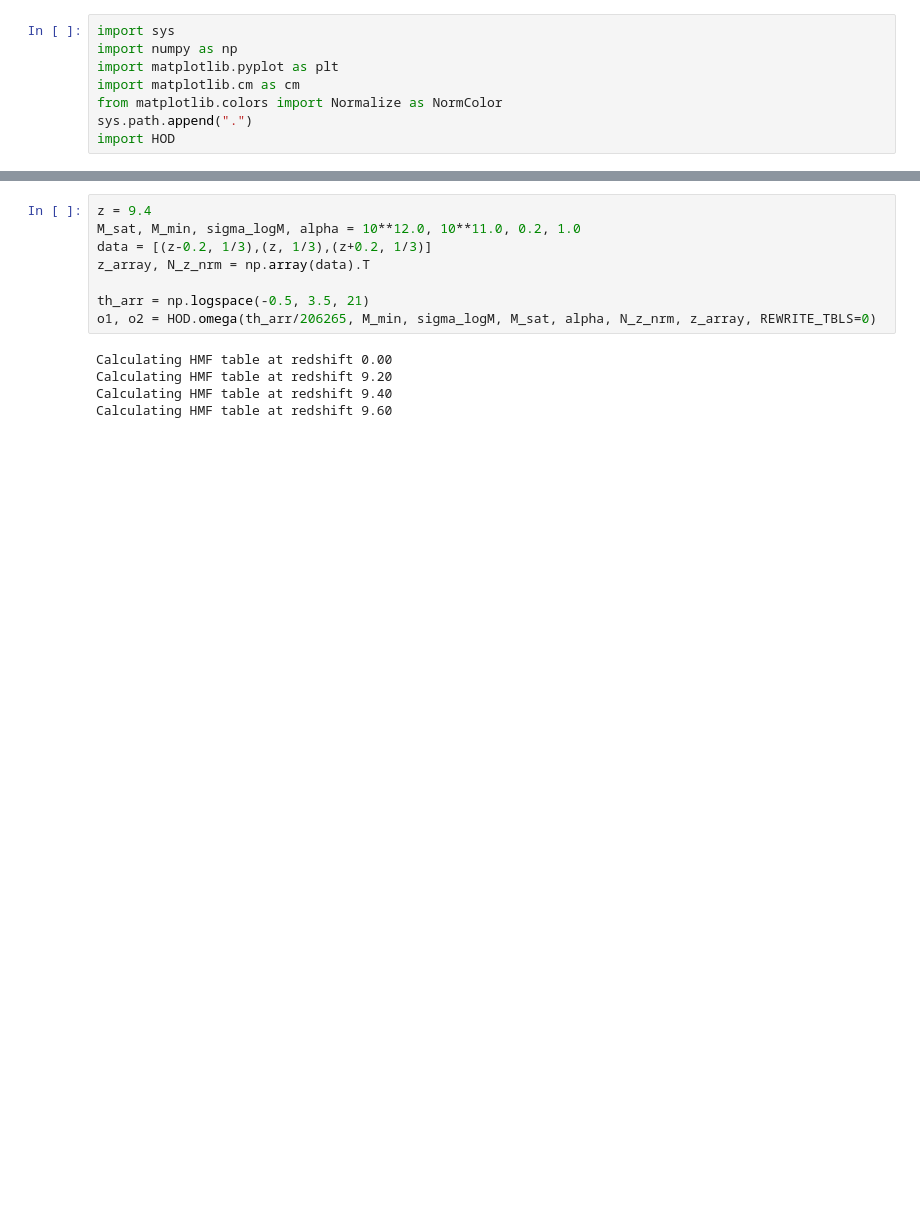
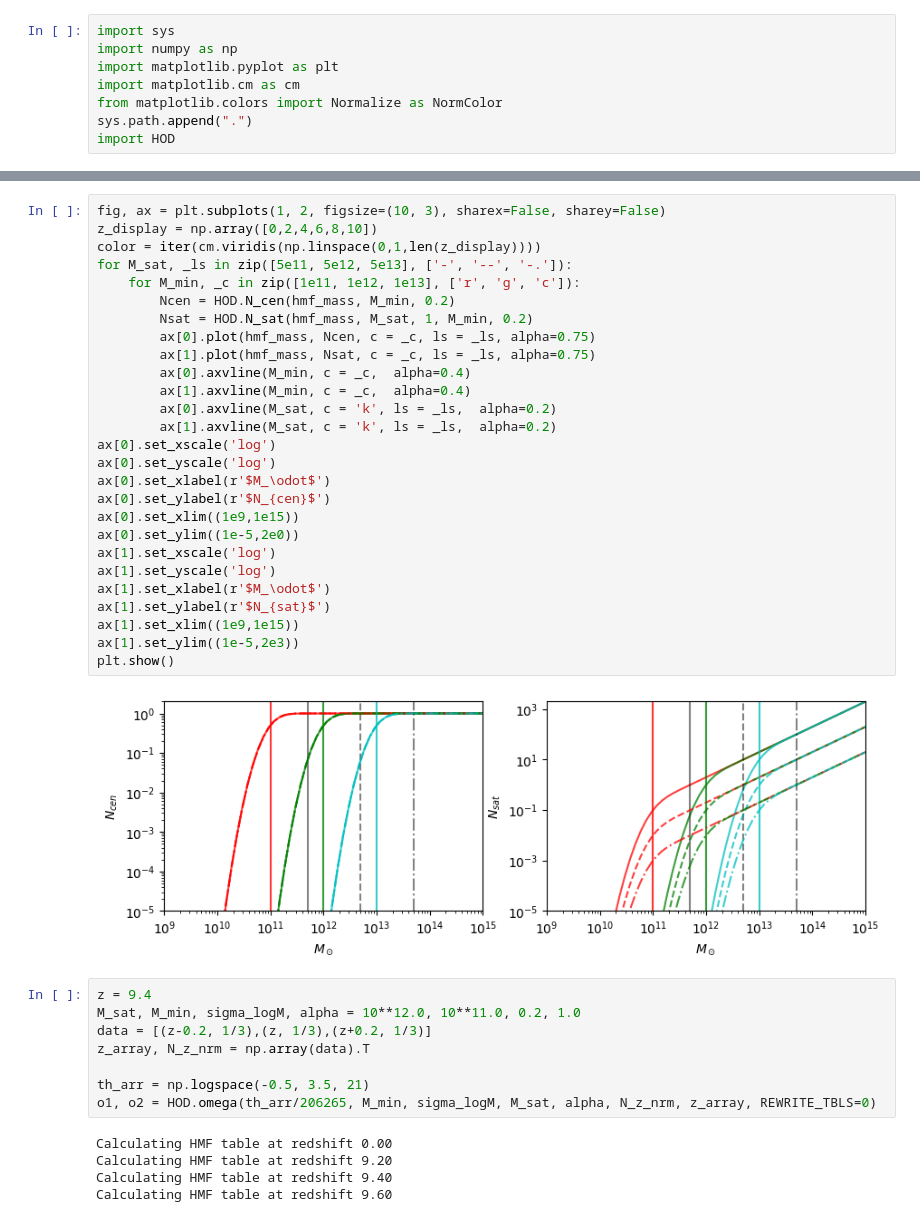
Before and after one commit to Ferr013/HOD, a Jupyter notebook: test_note.ipynb, the cells around one changed output, grey strips where cells are left out. Drawn from its saved outputs; the diff is of its cells as text; blank space fills up the shorter version.

```diff
--- a/test_note.ipynb
+++ b/test_note.ipynb
@@ -40,3 +40,32 @@ plt.show()
+# %%
+fig, ax = plt.subplots(1, 2, figsize=(10, 3), sharex=False, sharey=False)
+z_display = np.array([0,2,4,6,8,10])
+color = iter(cm.viridis(np.linspace(0,1,len(z_display))))
+for M_sat, _ls in zip([5e11, 5e12, 5e13], ['-', '--', '-.']):
+    for M_min, _c in zip([1e11, 1e12, 1e13], ['r', 'g', 'c']):
+        Ncen = HOD.N_cen(hmf_mass, M_min, 0.2)
+        Nsat = HOD.N_sat(hmf_mass, M_sat, 1, M_min, 0.2)
+        ax[0].plot(hmf_mass, Ncen, c = _c, ls = _ls, alpha=0.75)
+        ax[1].plot(hmf_mass, Nsat, c = _c, ls = _ls, alpha=0.75)
+        ax[0].axvline(M_min, c = _c,  alpha=0.4)
+        ax[1].axvline(M_min, c = _c,  alpha=0.4)
+        ax[0].axvline(M_sat, c = 'k', ls = _ls,  alpha=0.2)
+        ax[1].axvline(M_sat, c = 'k', ls = _ls,  alpha=0.2)
+ax[0].set_xscale('log')
+ax[0].set_yscale('log')
+ax[0].set_xlabel(r'$M_\odot$')
+ax[0].set_ylabel(r'$N_{cen}$')
+ax[0].set_xlim((1e9,1e15))
+ax[0].set_ylim((1e-5,2e0))
+ax[1].set_xscale('log')
+ax[1].set_yscale('log')
+ax[1].set_xlabel(r'$M_\odot$')
+ax[1].set_ylabel(r'$N_{sat}$')
+ax[1].set_xlim((1e9,1e15))
+ax[1].set_ylim((1e-5,2e3))
+plt.show()
+# %% [output]
+[figure, added]
 # %%
 z = 9.4
 M_sat, M_min, sigma_logM, alpha = 10**12.0, 10**11.0, 0.2, 1.0
```
Also changed, not shown: parts of 1 cell of this notebook.
